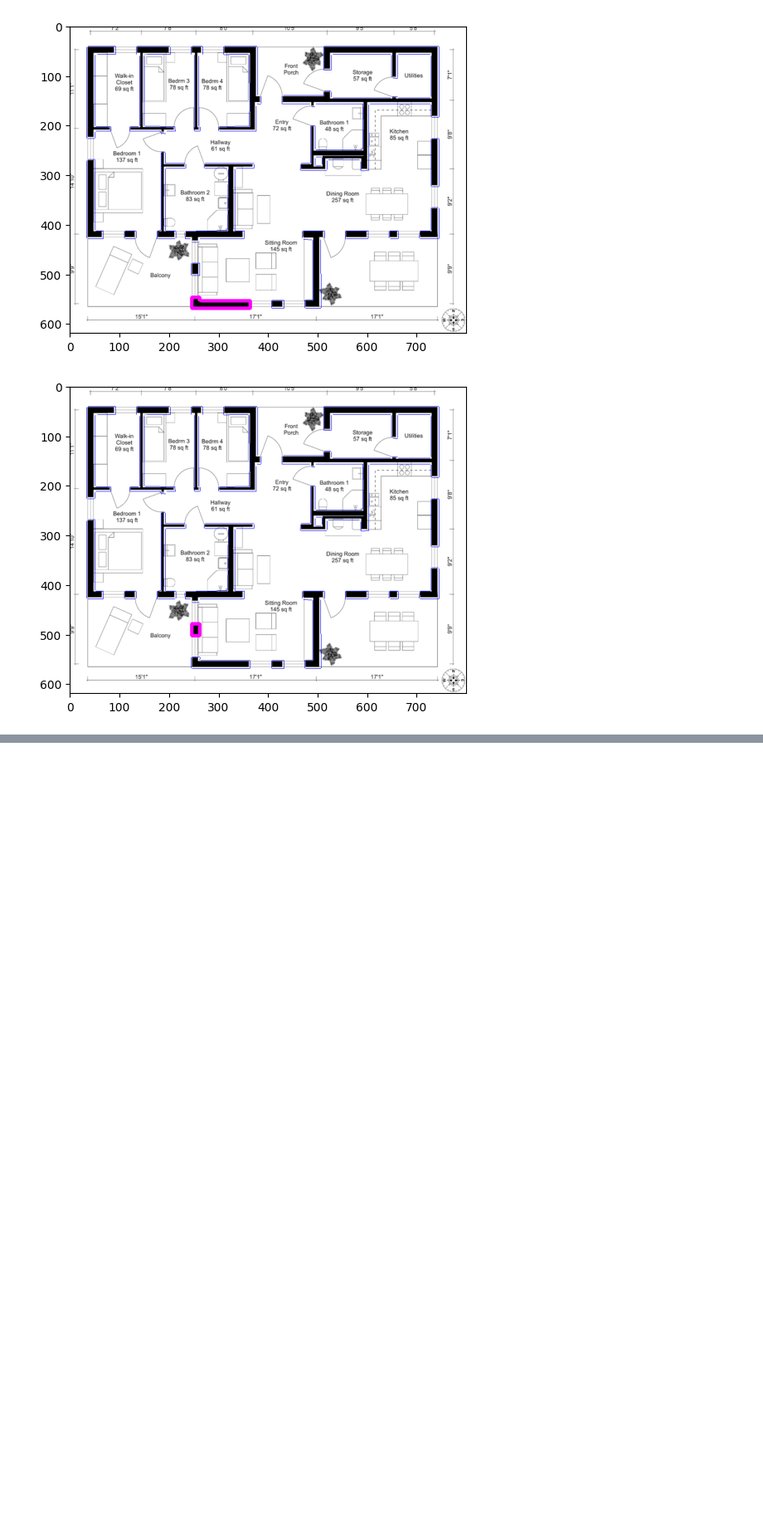
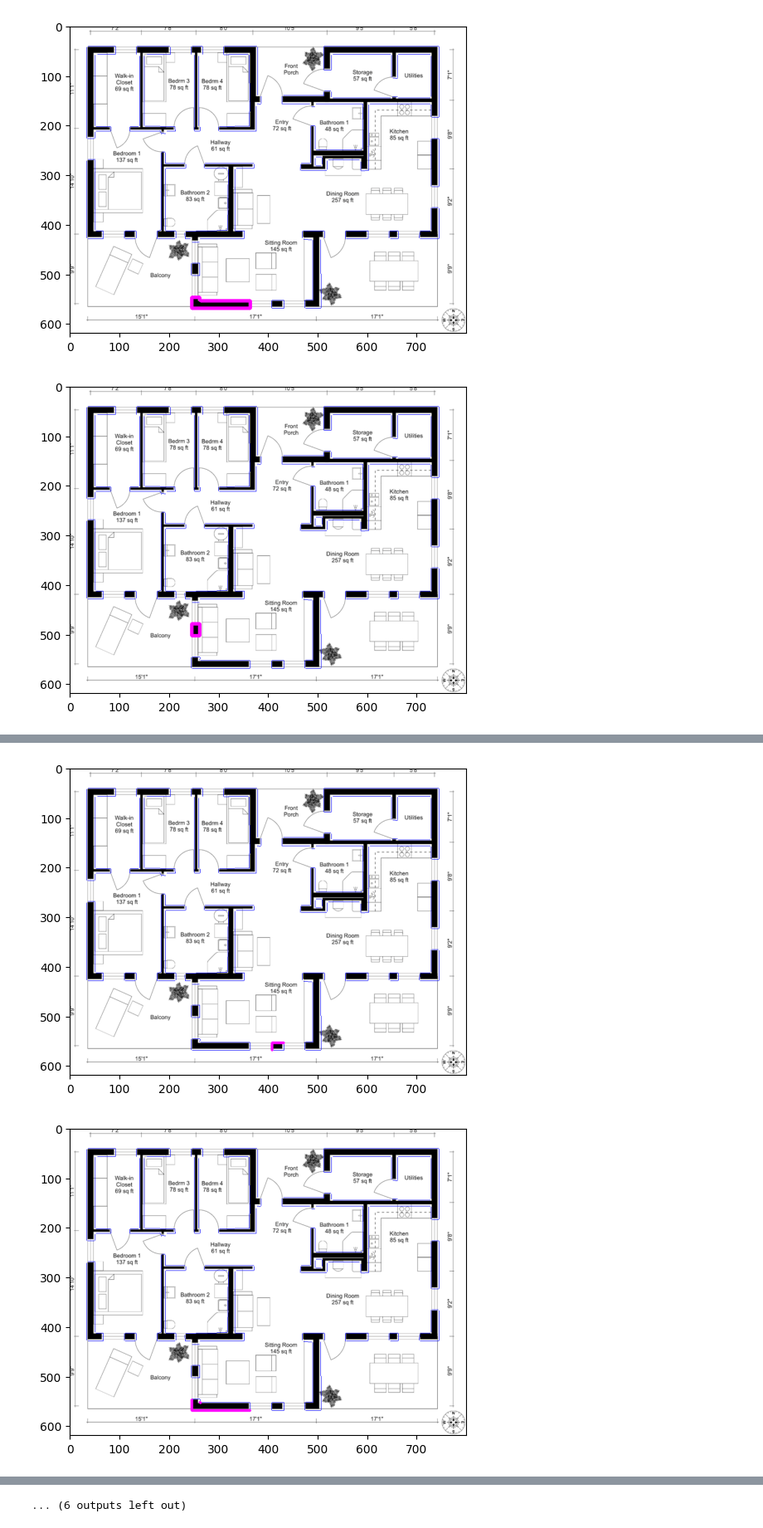
Before and after one commit to oulianov/plan2svg, a Jupyter notebook: notebook.ipynb, the cells around one changed output, grey strips where cells are left out. Shown at 83% size. Drawn from its saved outputs; the diff is of its cells as text; code cells hidden in the pictures; blank space fills up the shorter version.

```diff
--- a/notebook.ipynb
+++ b/notebook.ipynb
@@ -211,0 +205,78 @@ os.getcwd()
+# %%
+def draw_lines(lines, background_img):
+    img = background_img.copy()
+    if lines is not None:
+        for i in range(0, len(lines)):
+            l = lines[i]
+            # if len(l.shape) > 0:
+            #     l = l[0]
+            cv2.line(img, (l[0], l[1]), (l[2], l[3]), (255, 0, 255), 3, cv2.LINE_AA)
+    return img
+# %%
+from typing import List
+from dataclasses import dataclass
+from collections import defaultdict
+
+@dataclass
+class Segment:
+    start: List[int]
+    end: List[int]
+
+    @property
+    def angle(self):
+        angle = math.atan2(self.end[0] - self.start[0], self.end[1] - self.start[1])
+        return angle % math.pi / 2
+
+    @property
+    def len(self):
+        return math.sqrt((self.end[1] - self.start[1])**2 + (self.end[0] - self.start[0])**2)
+
+    def __key(self):
+        key = f'{self.angle}'
+
+        mid_x, mid_y = midpoint(self.start[0], self.start[1], self.end[0], self.end[1])
+        mid_x = int(mid_x/20)
+        mid_y = int(mid_x/20)
+
+        if self.angle < math.pi/8:
+            key += f"{mid_y}"
+        if self.angle > 7/8*math.pi/2:
+            key += f"{mid_x}"
+
+        return key
+
+    def __hash__(self) -> int:
+        return hash(self.__key())
+
+    def __eq__(self, other):
+        if isinstance(other, Segment):
+            return self.__key() == other.__key()
+
+    def to_numpy(self):
+        return np.array([self.start[0], self.start[1], self.end[0], self.end[1]])
+
+def simplify_contour(c: np.ndarray):
+    segments = []
+    previous_point = c[-1]
+    for point in c:
+        segment = Segment(start=previous_point[0], end=point[0])
+        segments.append(segment)
+        previous_point = point
+
+    # Keep longest segments
+    segments = sorted(segments, key=lambda s: -s.len)
+    # TODO : To a better segment deduplication algorithm
+    # Split into sub rectangles
+
+    unique_segments = set(segments)
+    # unique_segments = list(segments)
+
+    return np.vstack([s.to_numpy() for s in unique_segments])
+
+for c in contours_1:
+    ex = draw_lines(simplify_contour(c), img_1)
+    plt.imshow(ex)
+    plt.show()
+# %% [output]
+[figure, added]
+[figure, added]
@@ -211,0 +293 @@ os.getcwd()
+... (6 outputs left out)
```
Also changed, not shown: parts of 5 cells of this notebook, 1 other file.
